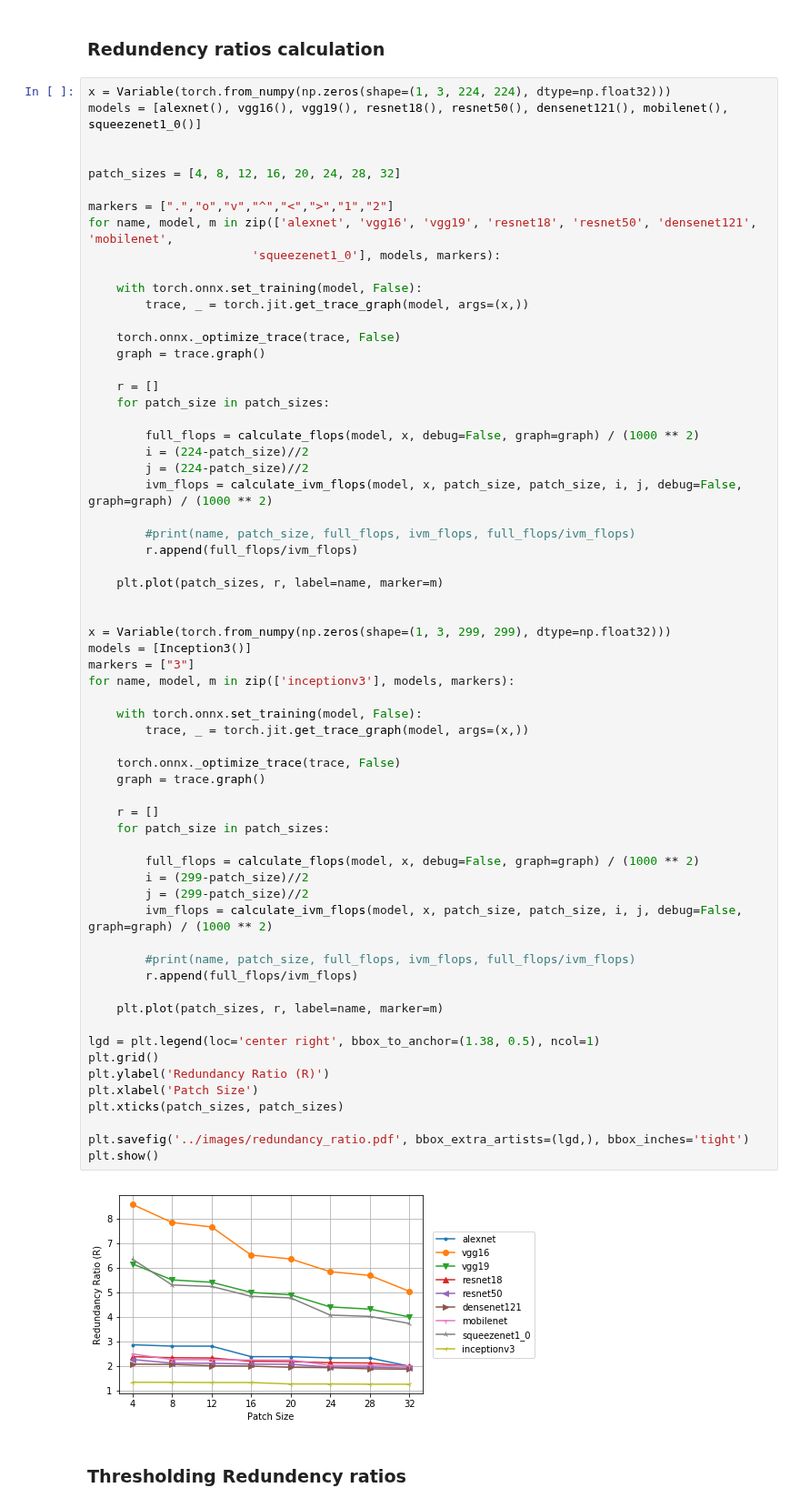
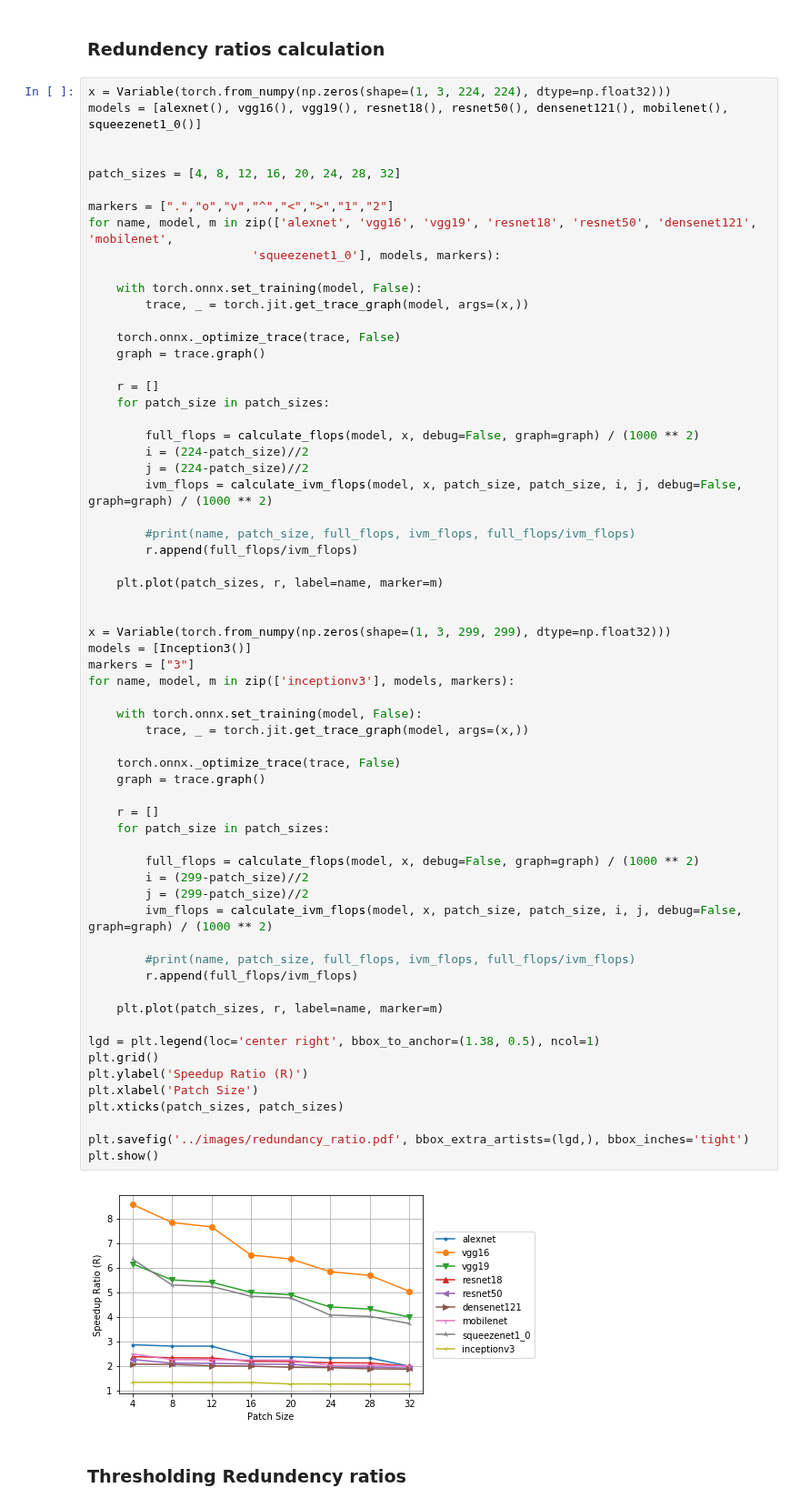
Before and after one commit to xil222/krypton, a Jupyter notebook: paper/current/plots/redundency_ratio.ipynb, the cells around one changed output. Shown at 91% size. Drawn from its saved outputs; the diff is of its cells as text.

```diff
--- a/paper/current/plots/redundency_ratio.ipynb
+++ b/paper/current/plots/redundency_ratio.ipynb
@@ -305,35 +305,35 @@ models = [Inception3()]
 markers = ["3"]
 for name, model, m in zip(['inceptionv3'], models, markers):
 
     with torch.onnx.set_training(model, False):
         trace, _ = torch.jit.get_trace_graph(model, args=(x,))
 
     torch.onnx._optimize_trace(trace, False)
     graph = trace.graph()
 
     r = []
     for patch_size in patch_sizes:
 
         full_flops = calculate_flops(model, x, debug=False, graph=graph) / (1000 ** 2)
         i = (299-patch_size)//2
         j = (299-patch_size)//2
         ivm_flops = calculate_ivm_flops(model, x, patch_size, patch_size, i, j, debug=False, graph=graph) / (1000 ** 2)
 
         #print(name, patch_size, full_flops, ivm_flops, full_flops/ivm_flops)
         r.append(full_flops/ivm_flops)
 
     plt.plot(patch_sizes, r, label=name, marker=m)
 
 lgd = plt.legend(loc='center right', bbox_to_anchor=(1.38, 0.5), ncol=1)
 plt.grid()
-plt.ylabel('Redundancy Ratio (R)')
+plt.ylabel('Speedup Ratio (R)')
 plt.xlabel('Patch Size')
 plt.xticks(patch_sizes, patch_sizes)
 
 plt.savefig('../images/redundancy_ratio.pdf', bbox_extra_artists=(lgd,), bbox_inches='tight')
 plt.show()
 # %% [output]
-[figure, old version]
+[figure, new version]
 # %% [markdown]
 ### Thresholding Redundency ratios
 # %%
```
Also changed, not shown: 4 other files.
